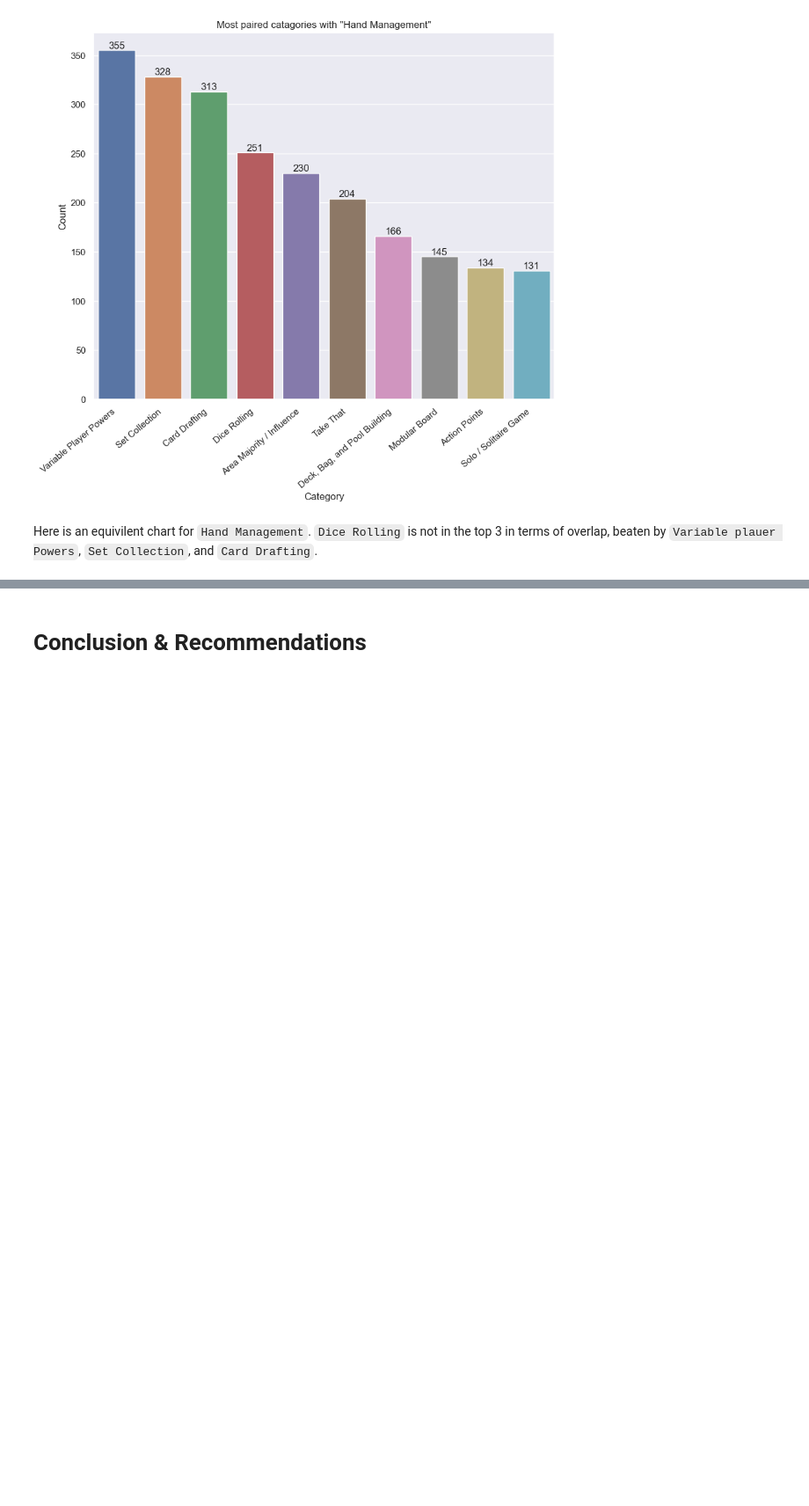
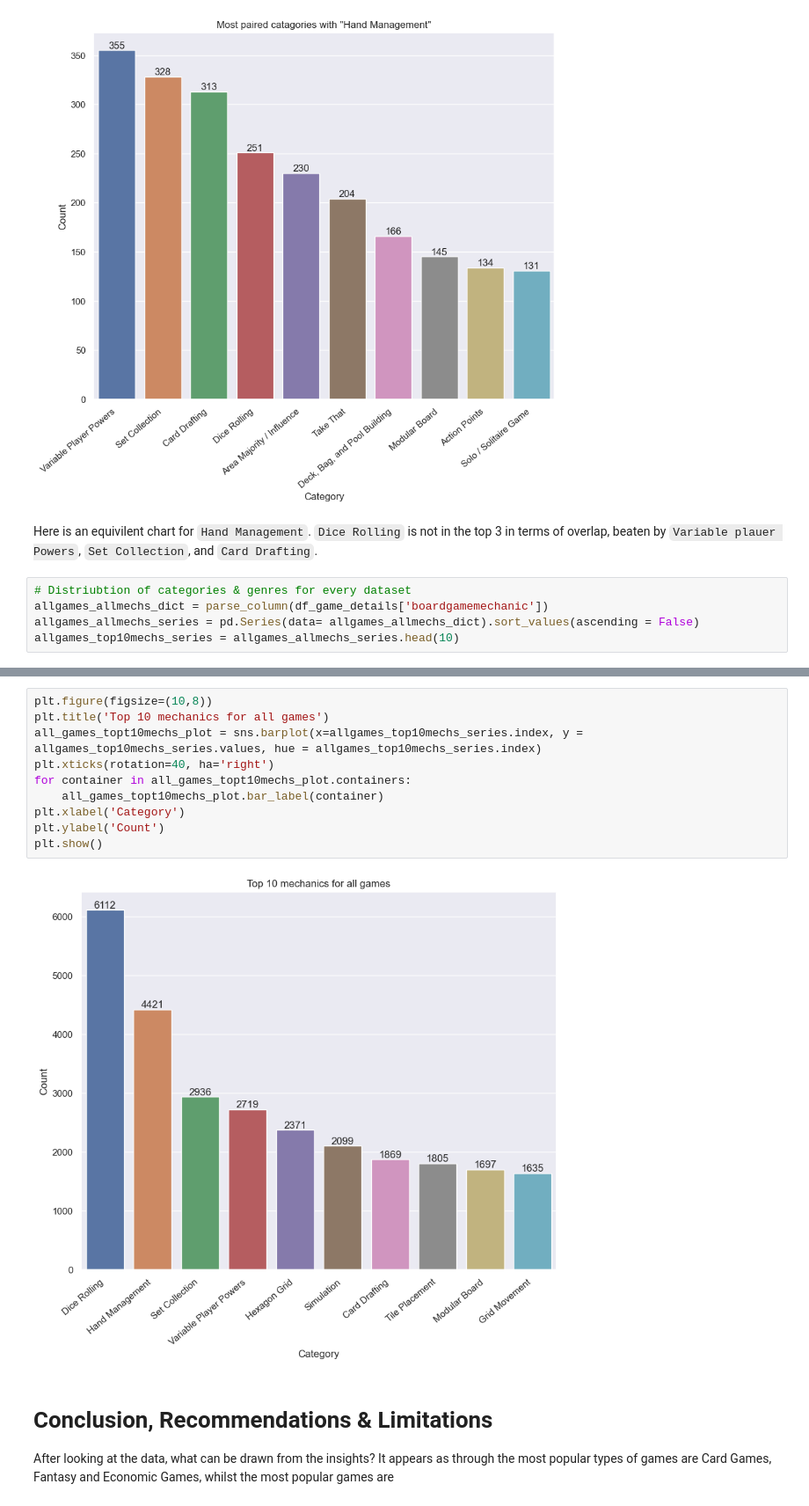
Before and after one commit to J-Zoo99/portfolio, a Jupyter notebook: BoardGameGeek.ipynb, the cells around one changed output, grey strips where cells are left out. Shown at 88% size. Cells and saved outputs as stored; diff of their text form; blank space fills up the shorter version.

```diff
--- a/BoardGameGeek.ipynb
+++ b/BoardGameGeek.ipynb
@@ -664,3 +700,8 @@ plt.show()
 [figure]
 # %% [markdown]
 Here is an equivilent chart for `Hand Management`. `Dice Rolling` is not in the top 3 in terms of overlap, beaten by `Variable plauer Powers`, `Set Collection`, and `Card Drafting`.
+# %%
+# Distriubtion of categories & genres for every dataset
+allgames_allmechs_dict = parse_column(df_game_details['boardgamemechanic'])
+allgames_allmechs_series = pd.Series(data= allgames_allmechs_dict).sort_values(ascending = False)
+allgames_top10mechs_series = allgames_allmechs_series.head(10)
@@ -667,2 +722,17 @@ Here is an equivilent chart for `Hand Management`. `Dice Rolling` is not in the
+# %%
+plt.figure(figsize=(10,8))
+plt.title('Top 10 mechanics for all games')
+all_games_topt10mechs_plot = sns.barplot(x=allgames_top10mechs_series.index, y = allgames_top10mechs_series.values, hue = allgames_top10mechs_series.index)
+plt.xticks(rotation=40, ha='right')
+for container in all_games_topt10mechs_plot.containers:
+    all_games_topt10mechs_plot.bar_label(container)
+plt.xlabel('Category')
+plt.ylabel('Count')
+plt.show()
+# %% [output]
+[figure, added]
 # %% [markdown]
-# Conclusion & Recommendations
+# Conclusion, Recommendations & Limitations
+
+After looking at the data, what can be drawn from the insights?
+It appears as through the most popular types of games are Card Games, Fantasy and Economic Games, whilst the most popular games are
```
Also changed, not shown: parts of 8 cells of this notebook.
